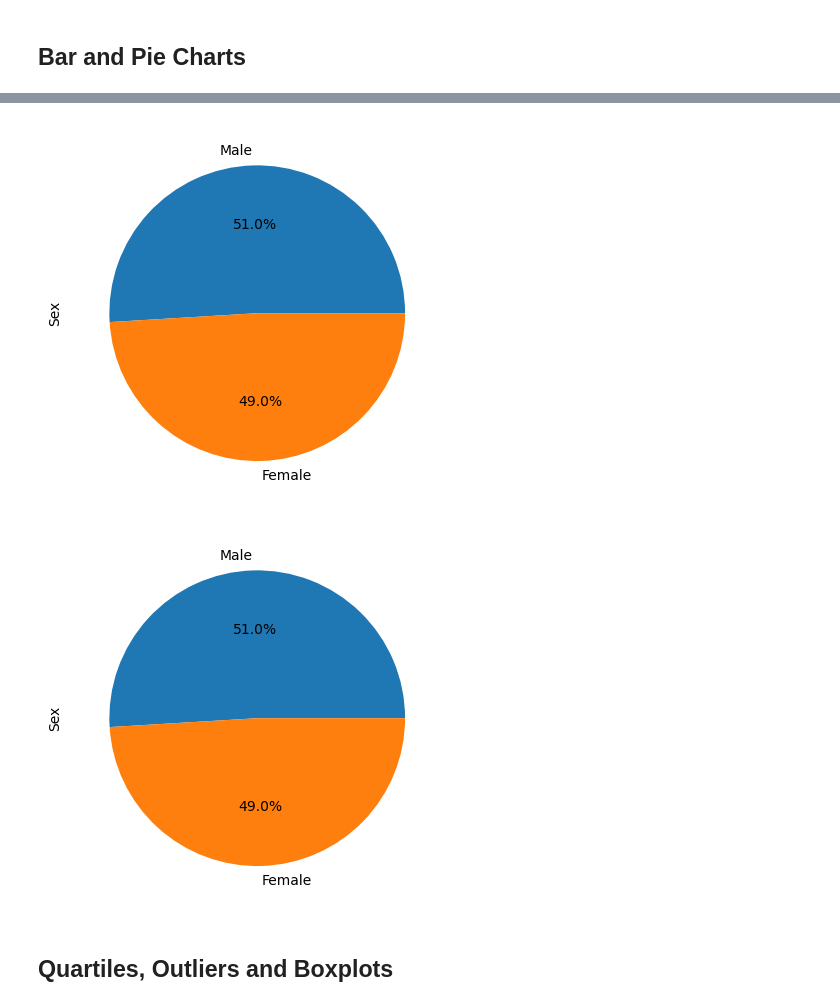
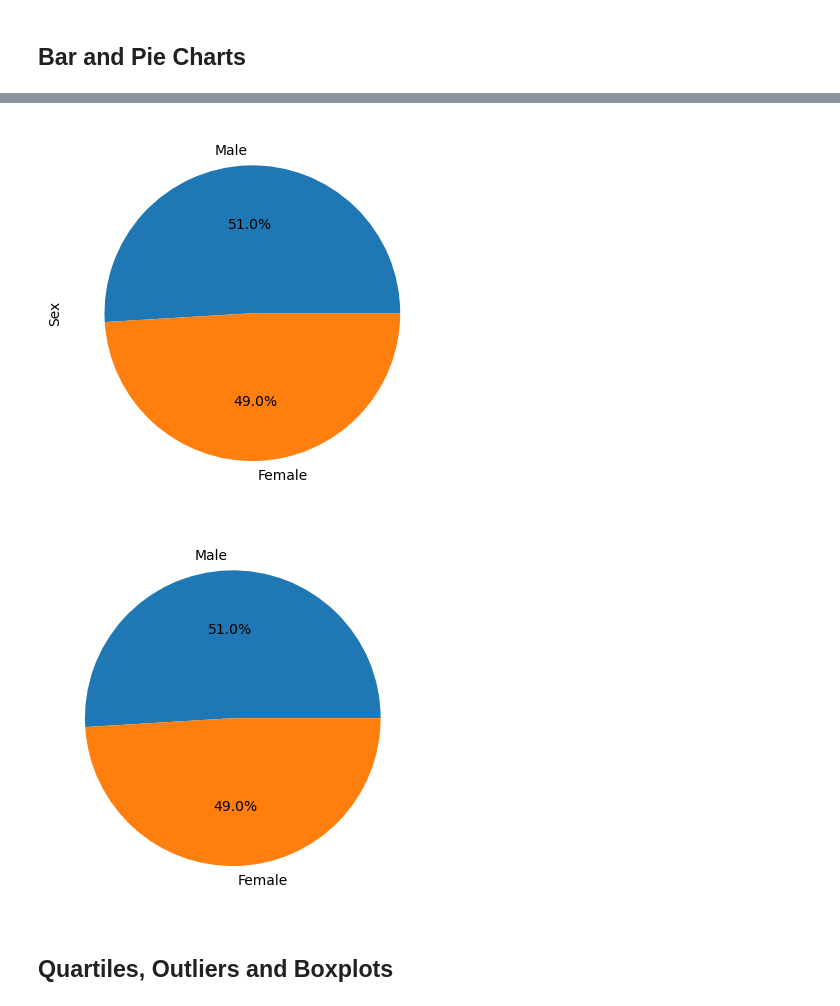
Before and after one commit to SamSchultz-bit/Module-5-Challenge, a Jupyter notebook: pymaceuticals_starter.ipynb, the cells around one changed output, grey strips where cells are left out. Drawn from its saved outputs; the diff is of its cells as text; code cells hidden in the pictures.

```diff
--- a/pymaceuticals_starter.ipynb
+++ b/pymaceuticals_starter.ipynb
@@ -20,7 +20,8 @@ mouse_metadata = pd.read_csv(mouse_metadata_path)
 study_results = pd.read_csv(study_results_path)
 
 # Combine the data into a single DataFrame
-merged_df =
+merged_df = pd.merge(mouse_metadata, study_results, on=["Mouse ID", "Mouse ID"])
 
 # Display the data table for preview
+merged_df.head()
 # %% [output]
@@ -59,3 +63,5 @@ array(['g989'], dtype=object)
 # %%
 # Create a clean DataFrame by dropping the duplicate mouse by its ID.
+clean=merged_df[merged_df['Mouse ID']!='g989']
+clean.head()
 # %% [output]
@@ -122,11 +154,16 @@ array(['g989'], dtype=object)
 # %%
 # Generate a pie plot showing the distribution of female versus male mice using Pandas
+gender_counts = clean["Sex"].value_counts()
+gender_counts.plot(kind="pie", autopct="%1.1f%%")
+plt.show()
 # %% [output]
-[figure, old version]
+[figure, new version]
 # %%
 # Generate a pie plot showing the distribution of female versus male mice using pyplot
+plt.pie(gender_counts.values, labels=gender_counts.index.values, autopct="%1.1f%%")
+plt.show()
 # %% [output]
-[figure, old version]
+[figure, new version]
 # %% [markdown]
 ## Quartiles, Outliers and Boxplots
 # %%
```
Also changed, not shown: parts of 17 cells of this notebook.
